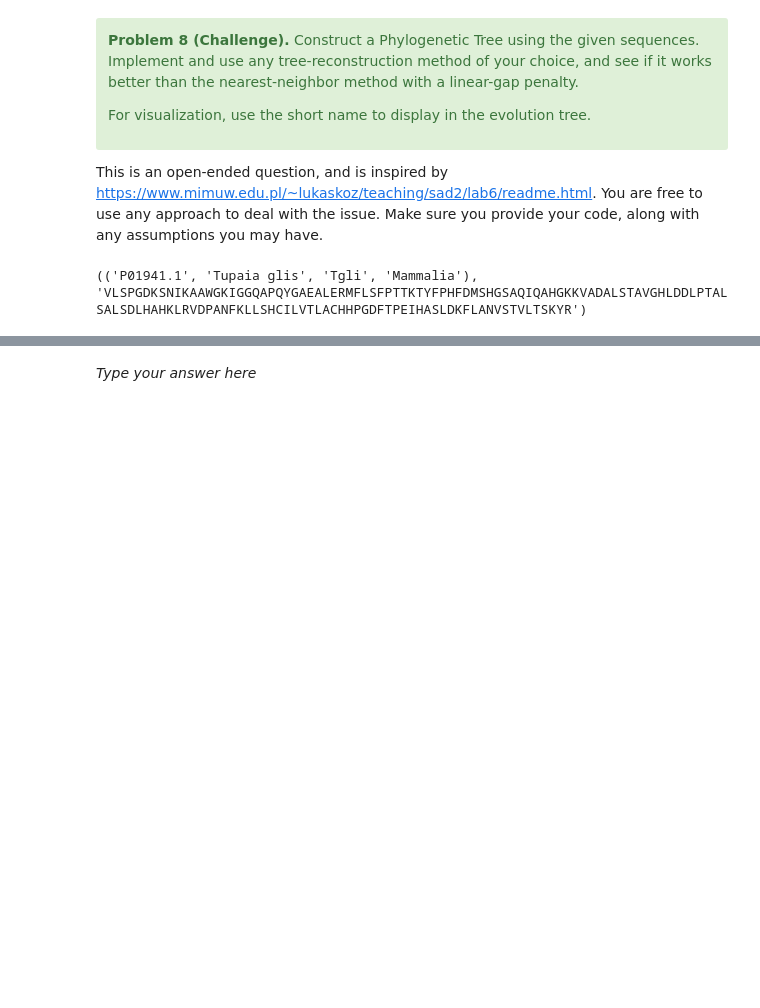
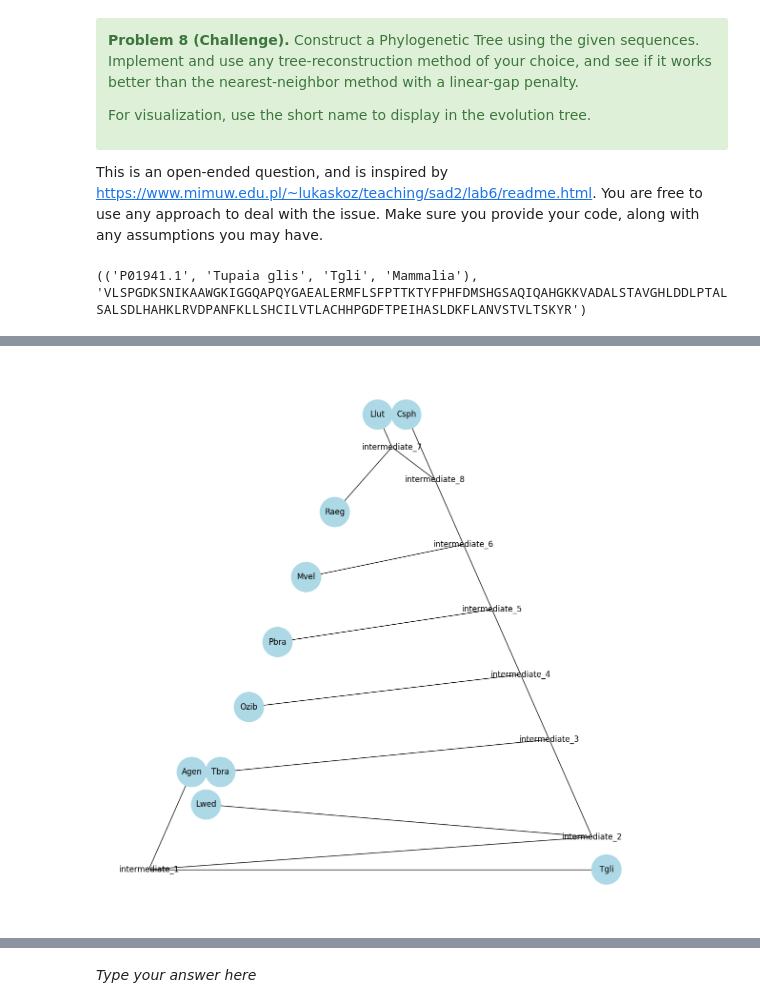
Before and after one commit to basilahmad01/Project-2-2022F, a Jupyter notebook: project2.ipynb, the cells around one changed output, grey strips where cells are left out. Cells and saved outputs as stored; diff of their text form; code cells hidden in the pictures; blank space fills up the shorter version.

```diff
--- a/project2.ipynb
+++ b/project2.ipynb
@@ -696,3 +696,17 @@ print(sequences[0])
 (('P01941.1', 'Tupaia glis', 'Tgli', 'Mammalia'), 'VLSPGDKSNIKAAWGKIGGQAPQYGAEALERMFLSFPTTKTYFPHFDMSHGSAQIQAHGKKVADALSTAVGHLDDLPTALSALSDLHAHKLRVDPANFKLLSHCILVTLACHHPGDFTPEIHASLDKFLANVSTVLTSKYR')
 # %%
 # Your code here
+def create_matrix2(seqs):
+
+    matrix = numpy.zeros((len(seqs), len(seqs)))
+#     print(seqs[0][1])
+    for i in range(len(seqs)):
+        for j in range(len(seqs)):
+            if i == j:
+                matrix[i][j] = 0
+            else:
+                matrix[i][j] = showAlignmentLocal(seqs[i][1],seqs[j][1], linearGap, simpleMatch)[1][2]
+                matrix[j][i] = matrix[i][j]
+    return matrix
+mat = create_matrix2(sequences)
+print(mat)
@@ -699,2 +724,59 @@ print(sequences[0])
+# %%
+def calculateNewDistanceMatrix2(f,g,d):
+    r = d.shape[0]
+    nd = np.zeros((r-1,r-1))
+    ii = jj = 1
+    for i in range(0,r):
+        if i == f or i == g:
+            continue
+        for j in range(0,r):
+            if j == f or j == g:
+                continue
+            nd[ii][jj] = d[i][j]
+            jj += 1
+        ii += 1
+        jj = 1
+    ii = 1
+    for i in range (0,r):
+        if i == f or i == g:
+            continue
+        nd[0][ii] = (d[f][i] + d[g][i]) / 2.
+        nd[ii][0] = (d[f][i] + d[g][i]) / 2.
+        ii += 1
+
+    return nd
+
+def upgma(dist, names,intermediate_num=1, the_dictionary=collections.defaultdict(list)):
+    if dist.shape[0] == 2:
+        the_dictionary["intermediate_"+str(intermediate_num-1)].append(names.pop(0))
+        return dist
+
+    minval = numpy.min(dist[np.nonzero(dist)])
+    small1, small2 = numpy.transpose(numpy.where(dist == minval))[0]
+    new_dist = calculateNewDistanceMatrix2(small1,small2,dist)
+    the_dictionary["intermediate_" + str(intermediate_num)].append(names[small1])
+    the_dictionary["intermediate_" + str(intermediate_num)].append(names[small2])
+    names[small1] = "intermediate_" + str(intermediate_num)
+    names.remove(names[small2])
+    return upgma(new_dist, names,intermediate_num+1, the_dictionary)
+
+
+# wiki= [[0,17,21,31,23],
+# [17,0,30,34,21],
+# [21,30,0,28,39],
+# [31,34,28,0,43],
+# [23,21,39,43,0]]
+# wiki = np.array(wiki)
+# print(wiki)
+the_dict = collections.defaultdict(list)
+# names = ["a", "b", "c", "d","e","f","g","h","i","j"]
+the_names = [spec[0][2] for spec in sequences]
+# print(the_names)
+upgma(mat, the_names, 1, the_dict)
+# print(the_dict)
+theG = nx.Graph(the_dict)
+draw_graph_nice(theG)
+# %% [output]
+[figure, added]
 # %% [markdown]
 _Write a description of your algorithm, and things you learned from working on this here._
```
Also changed, not shown: parts of 4 cells of this notebook.
